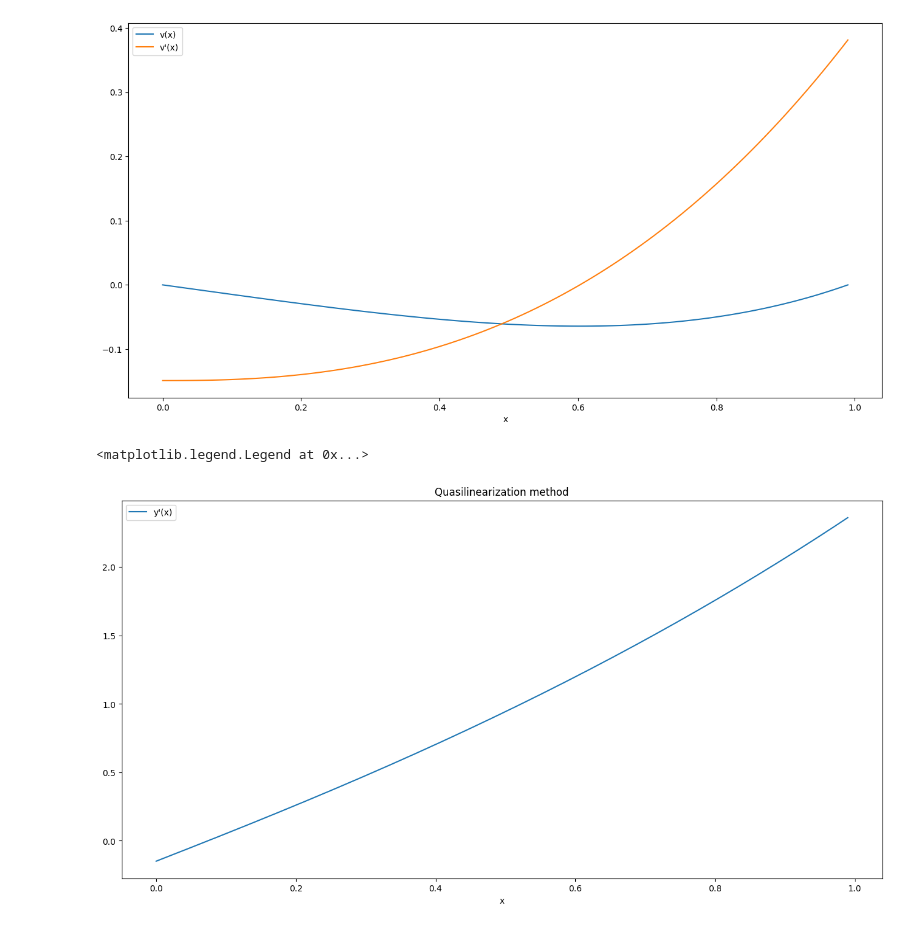
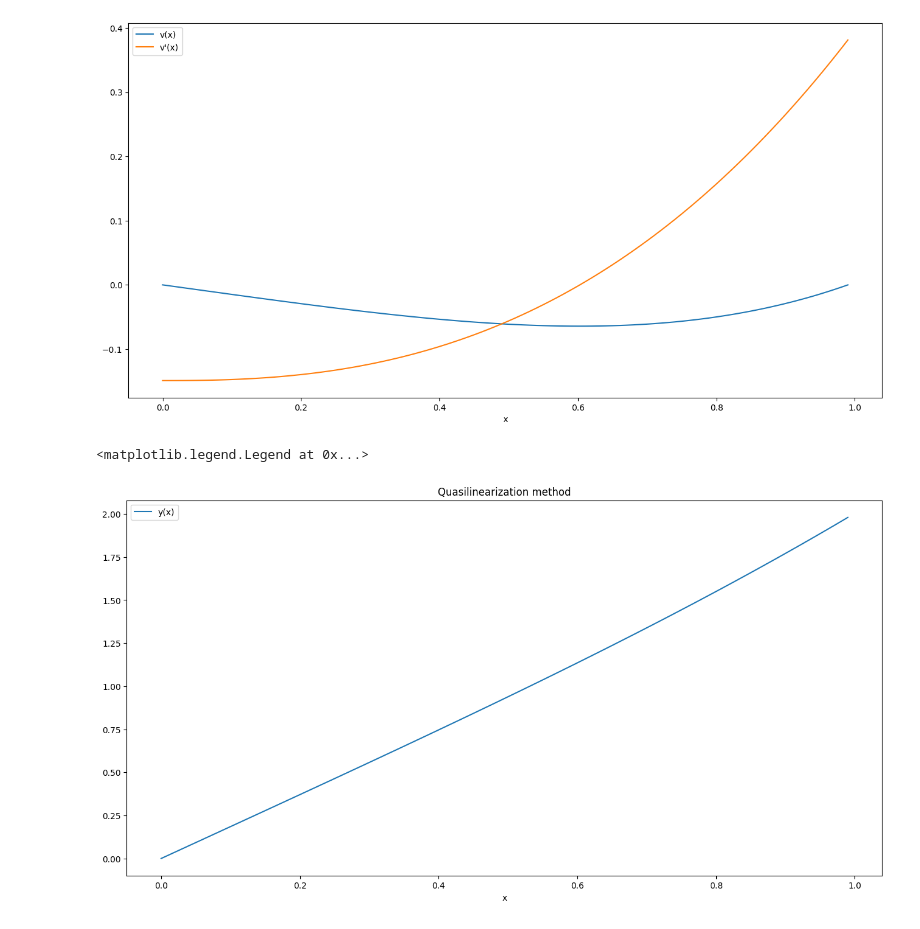
Before and after one commit to nerett/computational-mathematics, a Jupyter notebook: 8-9-NDE/8-nde.ipynb, the cells around one changed output. Drawn from its saved outputs; the diff is of its cells as text; code cells hidden in the pictures.

```diff
--- a/8-9-NDE/8-nde.ipynb
+++ b/8-9-NDE/8-nde.ipynb
@@ -157,13 +157,13 @@ plt.legend()
 [figure]
 # %%
 y0 = 2*x
-y = y0 + v[:, 1]
+y = y0 + v[:, 0]
 
 plt.figure(figsize=(16, 8))
 plt.title("Quasilinearization method")
-plt.plot(x, y, label="y'(x)")
+plt.plot(x, y, label="y(x)")
 plt.xlabel('x')
 plt.legend()
 # %% [output]
 <matplotlib.legend.Legend at 0x...>
-[figure, old version]
+[figure, new version]
```
